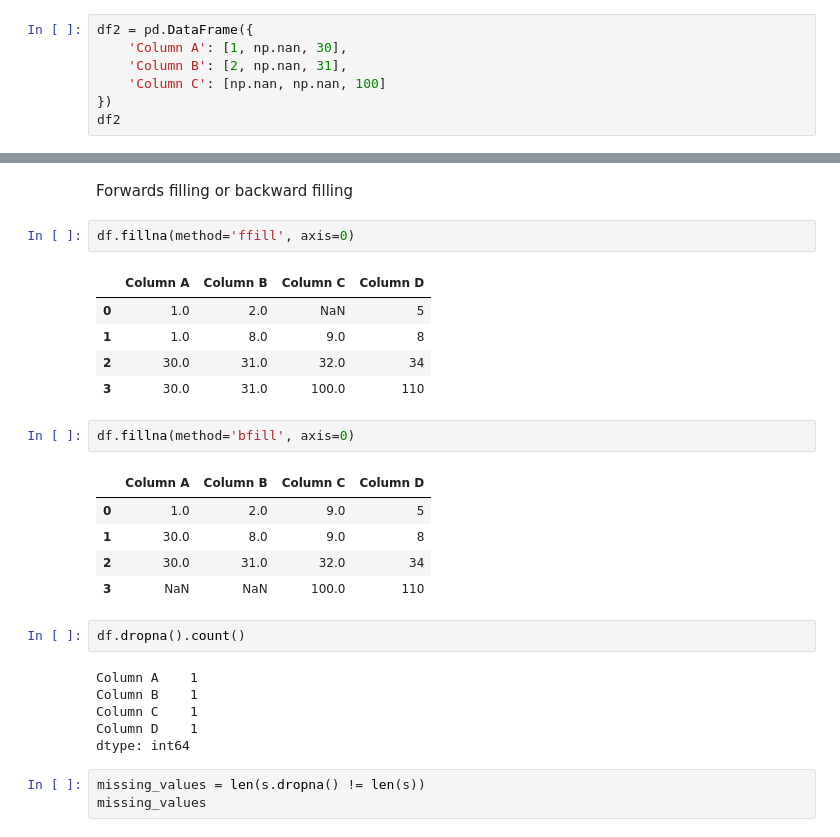
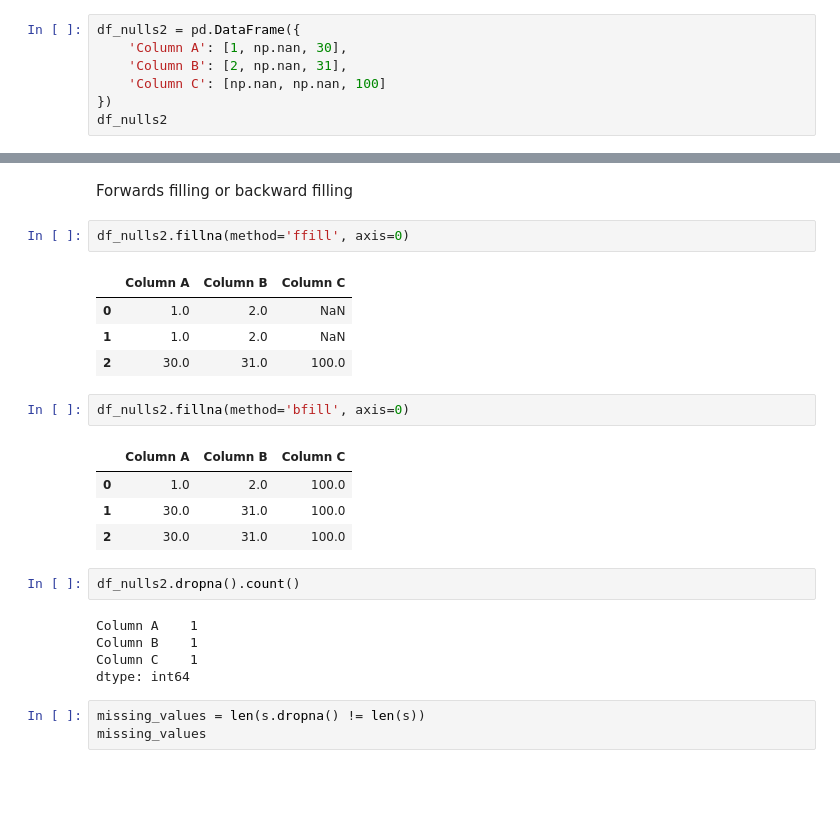
Before and after one commit to dcaley5005/Python_Cheat_Sheet, a Jupyter notebook: Data_Transformation/data_transformation.ipynb, the cells around one changed output, grey strips where cells are left out. Drawn from its saved outputs; the diff is of its cells as text; blank space fills up the shorter version.

```diff
--- a/Data_Transformation/data_transformation.ipynb
+++ b/Data_Transformation/data_transformation.ipynb
@@ -1313,12 +1353,12 @@ df.dropna(axis=1)
 # %% [markdown]
 In this case, any row or column that contains **at least** one null value will be dropped. Which can be, depending on the case, too extreme. You can control this behavior with the `how` parameter. Can be either `'any'` or `'all'`:
 # %%
-df2 = pd.DataFrame({
+df_nulls2 = pd.DataFrame({
     'Column A': [1, np.nan, 30],
     'Column B': [2, np.nan, 31],
     'Column C': [np.nan, np.nan, 100]
 })
-df2
+df_nulls2
 # %% [output]
 |  | Column A | Column B | Column C |
 | 0 | 1.0 | 2.0 | NaN |
@@ -1369,28 +1403,25 @@ df.fillna({'Column A': 0, 'Column B': 99, 'Column C': df['Column C'].mean()})
 # %% [markdown]
 Forwards filling or backward filling
 # %%
-df.fillna(method='ffill', axis=0)
+df_nulls2.fillna(method='ffill', axis=0)
 # %% [output]
-|  | Column A | Column B | Column C | Column D |
-| 0 | 1.0 | 2.0 | NaN | 5 |
-| 1 | 1.0 | 8.0 | 9.0 | 8 |
-| 2 | 30.0 | 31.0 | 32.0 | 34 |
-| 3 | 30.0 | 31.0 | 100.0 | 110 |
+|  | Column A | Column B | Column C |
+| 0 | 1.0 | 2.0 | NaN |
+| 1 | 1.0 | 2.0 | NaN |
+| 2 | 30.0 | 31.0 | 100.0 |
 # %%
-df.fillna(method='bfill', axis=0)
+df_nulls2.fillna(method='bfill', axis=0)
 # %% [output]
-|  | Column A | Column B | Column C | Column D |
-| 0 | 1.0 | 2.0 | 9.0 | 5 |
-| 1 | 30.0 | 8.0 | 9.0 | 8 |
-| 2 | 30.0 | 31.0 | 32.0 | 34 |
-| 3 | NaN | NaN | 100.0 | 110 |
+|  | Column A | Column B | Column C |
+| 0 | 1.0 | 2.0 | 100.0 |
+| 1 | 30.0 | 31.0 | 100.0 |
+| 2 | 30.0 | 31.0 | 100.0 |
 # %%
-df.dropna().count()
+df_nulls2.dropna().count()
 # %% [output]
 Column A    1
 Column B    1
 Column C    1
-Column D    1
 dtype: int64
 # %%
 missing_values = len(s.dropna() != len(s))
```
Also changed, not shown: parts of 80 cells of this notebook, 19 other files.
